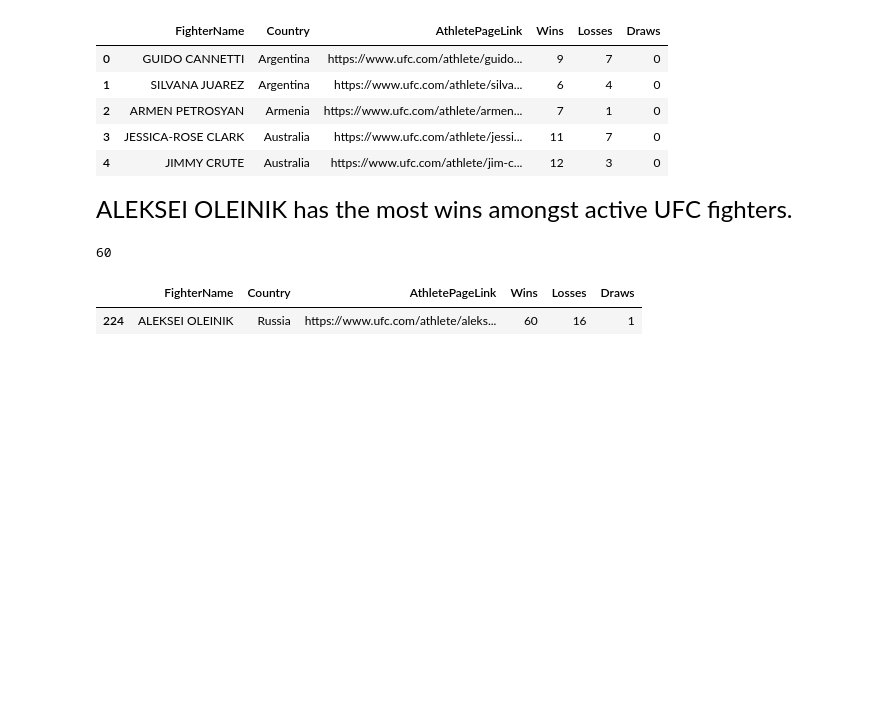
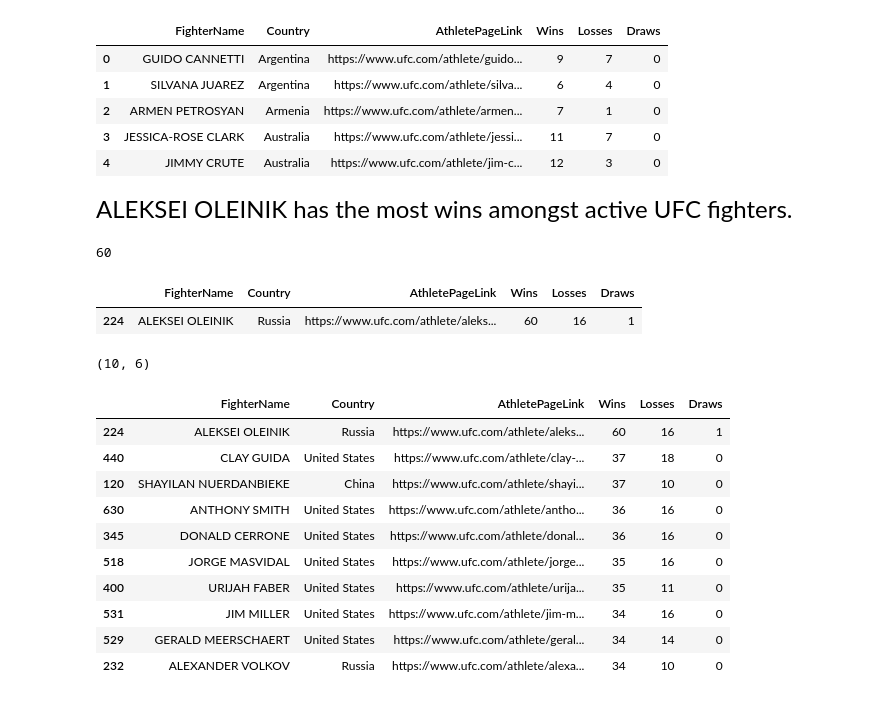
Before and after one commit to Vazquez-Michael-V/ufc_stats, a Jupyter notebook: ufc_charts.ipynb, the cells around one changed output. Saved outputs shown, nothing was run; the diff lists cells and outputs as text; code cells hidden in the pictures; blank space fills up the shorter version.

```diff
--- a/ufc_charts.ipynb
+++ b/ufc_charts.ipynb
@@ -150,0 +156,16 @@ df_individual.query(q)
+# %%
+print(df_indiviual_top_ten.shape)
+df_indiviual_top_ten.head(10)
+# %% [output]
+(10, 6)
+|  | FighterName | Country | AthletePageLink | Wins | Losses | Draws |
+| 224 | ALEKSEI OLEINIK | Russia | https://www.ufc.com/athlete/aleks... | 60 | 16 | 1 |
+| 440 | CLAY GUIDA | United States | https://www.ufc.com/athlete/clay-... | 37 | 18 | 0 |
+| 120 | SHAYILAN NUERDANBIEKE | China | https://www.ufc.com/athlete/shayi... | 37 | 10 | 0 |
+| 630 | ANTHONY SMITH | United States | https://www.ufc.com/athlete/antho... | 36 | 16 | 0 |
+| 345 | DONALD CERRONE | United States | https://www.ufc.com/athlete/donal... | 36 | 16 | 0 |
+| 518 | JORGE MASVIDAL | United States | https://www.ufc.com/athlete/jorge... | 35 | 16 | 0 |
+| 400 | URIJAH FABER | United States | https://www.ufc.com/athlete/urija... | 35 | 11 | 0 |
+| 531 | JIM MILLER | United States | https://www.ufc.com/athlete/jim-m... | 34 | 16 | 0 |
+| 529 | GERALD MEERSCHAERT | United States | https://www.ufc.com/athlete/geral... | 34 | 14 | 0 |
+| 232 | ALEXANDER VOLKOV | Russia | https://www.ufc.com/athlete/alexa... | 34 | 10 | 0 |
```
Also changed, not shown: parts of 6 cells of this notebook.
